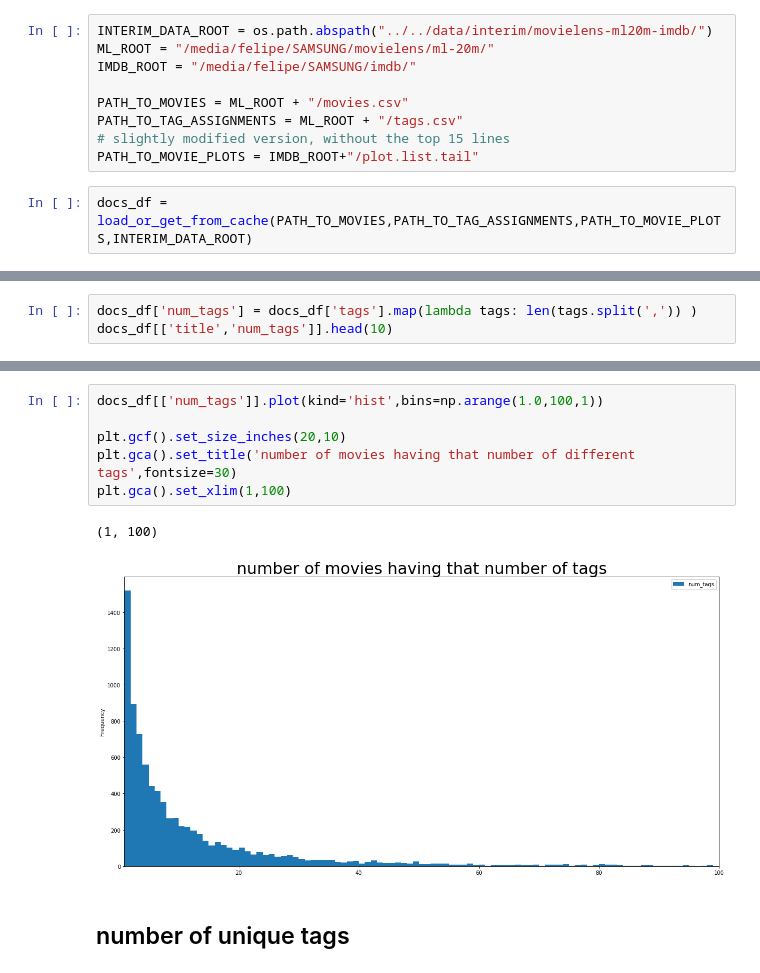
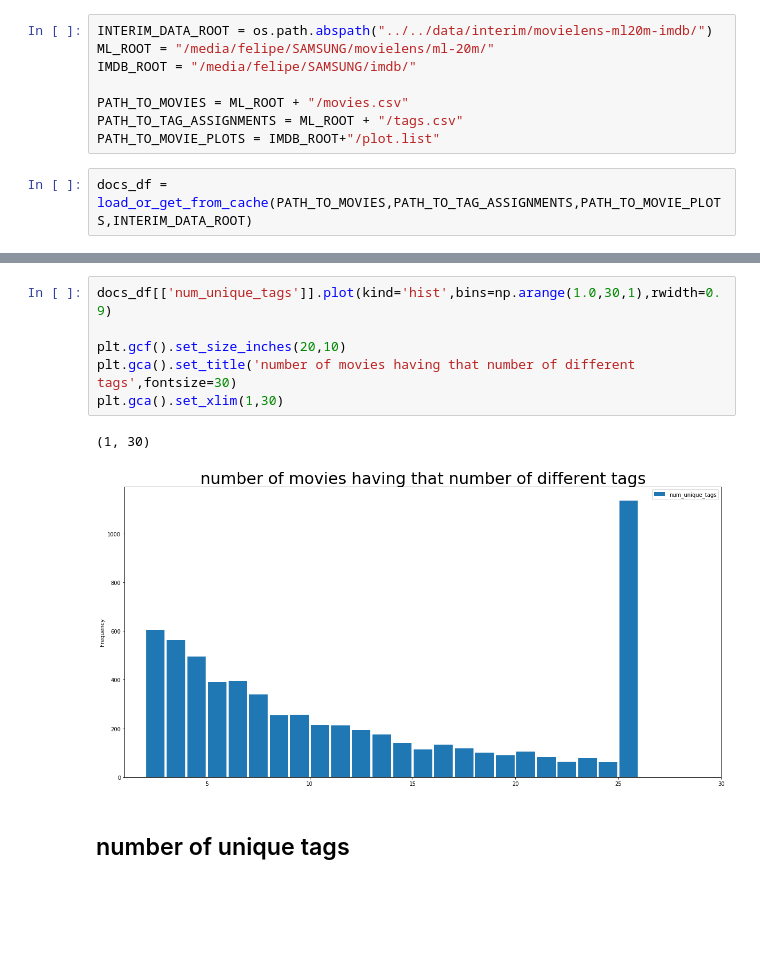
Before and after one commit to queirozfcom/auto-tagger, a Jupyter notebook: social-tags/notebooks/movielens-imdb/eda.ipynb, the cells around one changed output, grey strips where cells are left out. Saved outputs shown, nothing was run; the diff lists cells and outputs as text; blank space fills up the shorter version.

```diff
--- a/social-tags/notebooks/movielens-imdb/eda.ipynb
+++ b/social-tags/notebooks/movielens-imdb/eda.ipynb
@@ -29,8 +29,7 @@ IMDB_ROOT = "/media/felipe/SAMSUNG/imdb/"
 
 PATH_TO_MOVIES = ML_ROOT + "/movies.csv"
 PATH_TO_TAG_ASSIGNMENTS = ML_ROOT + "/tags.csv"
-# slightly modified version, without the top 15 lines
-PATH_TO_MOVIE_PLOTS = IMDB_ROOT+"/plot.list.tail"
+PATH_TO_MOVIE_PLOTS = IMDB_ROOT+"/plot.list"
 # %%
 docs_df = load_or_get_from_cache(PATH_TO_MOVIES,PATH_TO_TAG_ASSIGNMENTS,PATH_TO_MOVIE_PLOTS,INTERIM_DATA_ROOT)
 # %%
@@ -70,3 +63,0 @@ docs_df.describe(include=['object'])
-# %%
-docs_df['num_tags'] = docs_df['tags'].map(lambda tags: len(tags.split(',')) )
-docs_df[['title','num_tags']].head(10)
@@ -85,12 +64,12 @@ docs_df[['title','num_tags']].head(10)
 # %%
-docs_df[['num_tags']].plot(kind='hist',bins=np.arange(1.0,100,1))
+docs_df[['num_unique_tags']].plot(kind='hist',bins=np.arange(1.0,30,1),rwidth=0.9)
 
 plt.gcf().set_size_inches(20,10)
 plt.gca().set_title('number of movies having that number of different tags',fontsize=30)
-plt.gca().set_xlim(1,100)
+plt.gca().set_xlim(1,30)
 # %% [output]
-(1, 100)
+(1, 30)
-[figure, old version]
+[figure, new version]
 # %% [markdown]
 ## number of unique tags
 # %%
```
Also changed, not shown: parts of 5 cells of this notebook, 5 other files.
